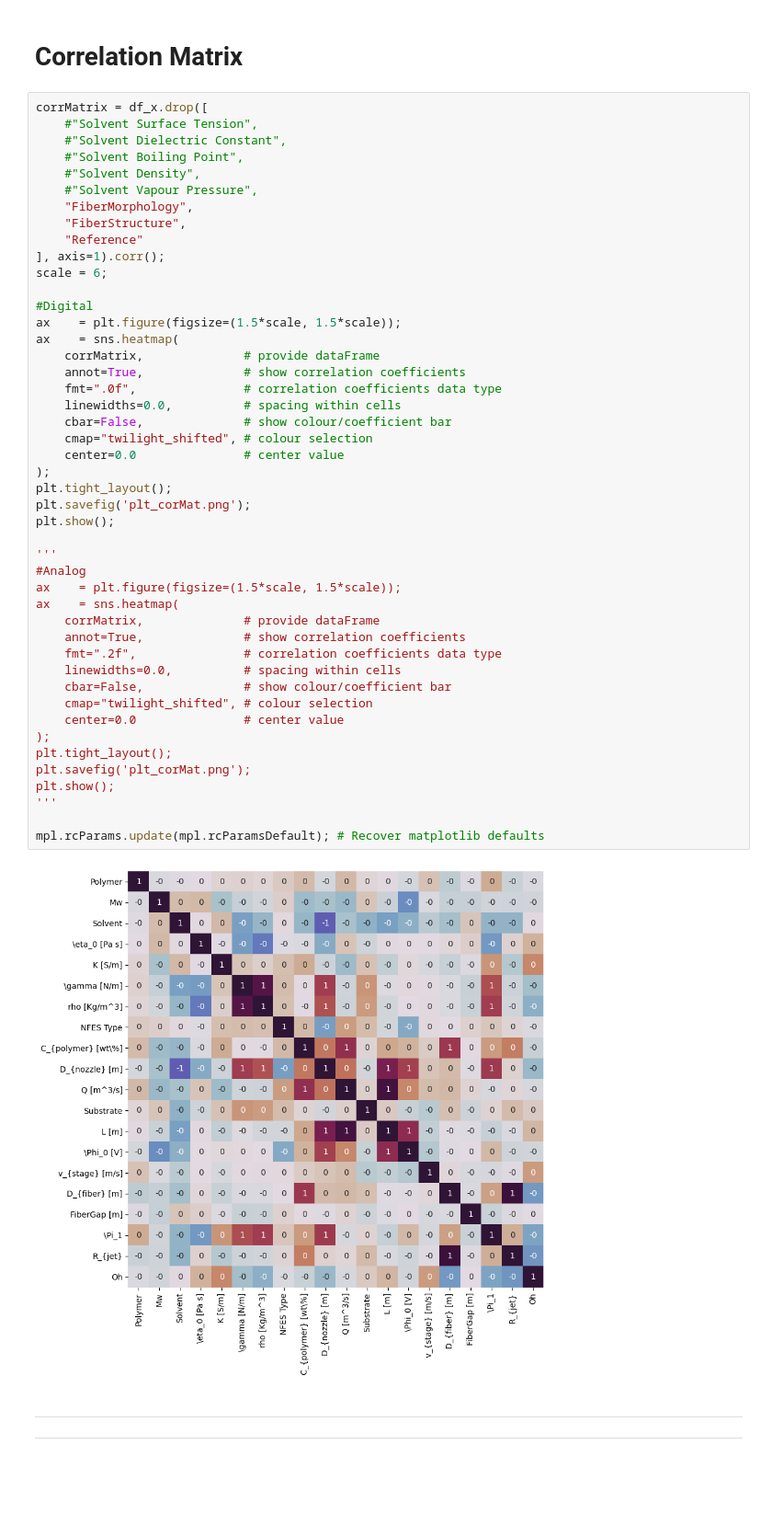
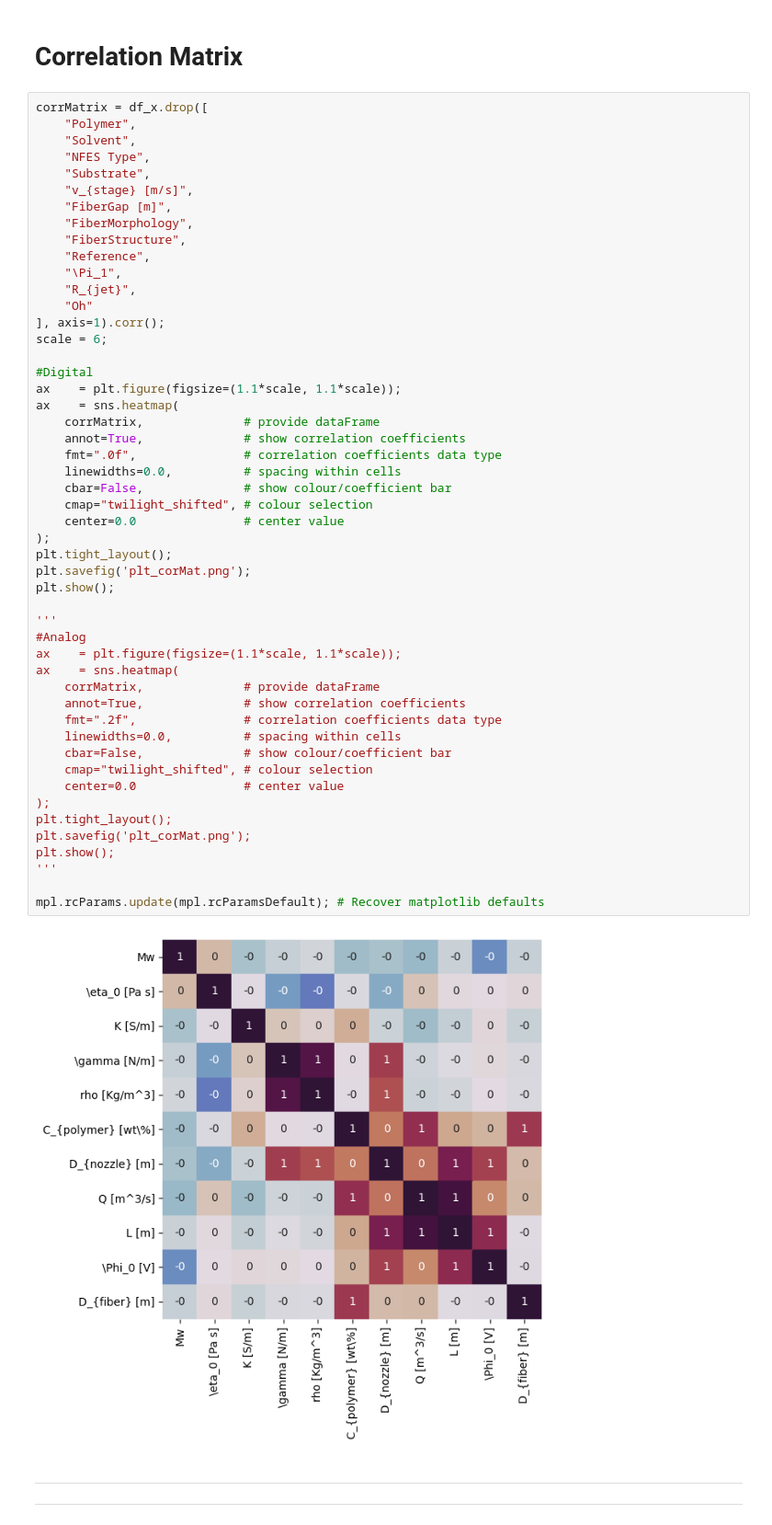
Before and after one commit to KiraSensei13/MNT_ITESM_Thesis, a Jupyter notebook: 04_Papers/NFES_Review/_jupyterPlots/NFES_ReviewPaper.ipynb, the cells around one changed output. Shown at 92% size. Drawn from its saved outputs; the diff is of its cells as text; blank space fills up the shorter version.

```diff
--- a/04_Papers/NFES_Review/_jupyterPlots/NFES_ReviewPaper.ipynb
+++ b/04_Papers/NFES_Review/_jupyterPlots/NFES_ReviewPaper.ipynb
@@ -543,52 +551,56 @@ scatterPlot_breakAxis(x_str, y_str, logScale, df, df_x, color_by, legPos);
 # Correlation Matrix
 # %%
 corrMatrix = df_x.drop([
-    #"Solvent Surface Tension",
-    #"Solvent Dielectric Constant",
-    #"Solvent Boiling Point",
-    #"Solvent Density",
-    #"Solvent Vapour Pressure",
+    "Polymer",
+    "Solvent",
+    "NFES Type",
+    "Substrate",
+    "v_{stage} [m/s]",
+    "FiberGap [m]",
     "FiberMorphology",
     "FiberStructure",
-    "Reference"
+    "Reference",
+    "\Pi_1",
+    "R_{jet}",
+    "Oh"
 ], axis=1).corr();
 scale = 6;
 
 #Digital
-ax    = plt.figure(figsize=(1.5*scale, 1.5*scale));
+ax    = plt.figure(figsize=(1.1*scale, 1.1*scale));
 ax    = sns.heatmap(
     corrMatrix,              # provide dataFrame
     annot=True,              # show correlation coefficients
     fmt=".0f",               # correlation coefficients data type
     linewidths=0.0,          # spacing within cells
     cbar=False,              # show colour/coefficient bar
     cmap="twilight_shifted", # colour selection
     center=0.0               # center value
 );
 plt.tight_layout();
 plt.savefig('plt_corMat.png');
 plt.show();
 
 '''
 #Analog
-ax    = plt.figure(figsize=(1.5*scale, 1.5*scale));
+ax    = plt.figure(figsize=(1.1*scale, 1.1*scale));
 ax    = sns.heatmap(
     corrMatrix,              # provide dataFrame
     annot=True,              # show correlation coefficients
     fmt=".2f",               # correlation coefficients data type
     linewidths=0.0,          # spacing within cells
     cbar=False,              # show colour/coefficient bar
     cmap="twilight_shifted", # colour selection
     center=0.0               # center value
 );
 plt.tight_layout();
 plt.savefig('plt_corMat.png');
 plt.show();
 '''
 
 mpl.rcParams.update(mpl.rcParamsDefault); # Recover matplotlib defaults
 # %% [output]
-[figure, old version]
+[figure, new version]
 # %% [markdown]
 ---
 ---
```
Also changed, not shown: parts of 2 cells of this notebook, 1 other file.
